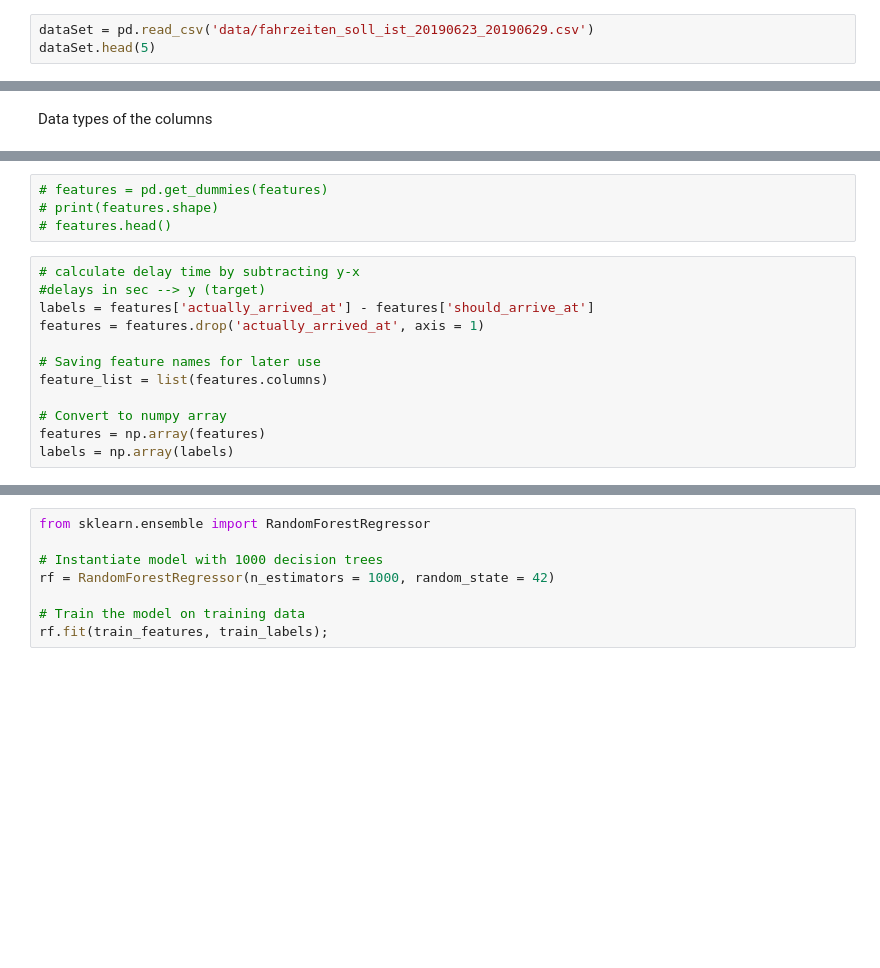
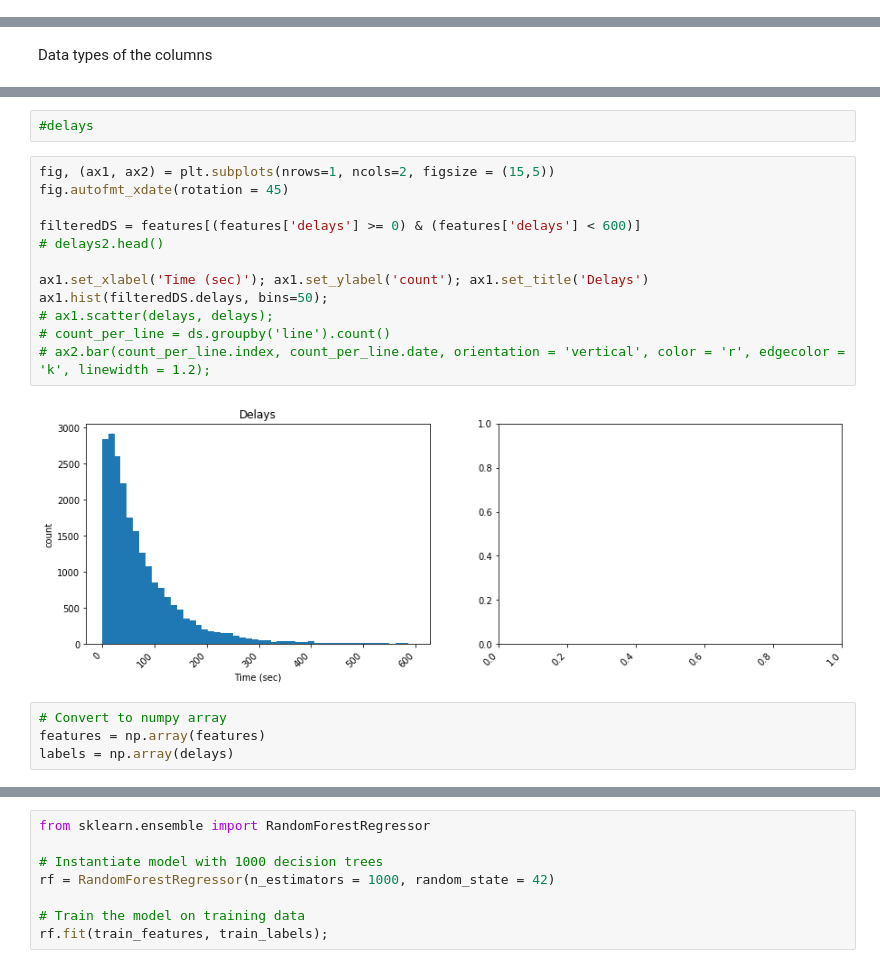
Before and after one commit to mfaizanse/path4-delay-prediction, a Jupyter notebook: delay_prediction.ipynb, the cells around one changed output, grey strips where cells are left out. Saved outputs shown, nothing was run; the diff lists cells and outputs as text; blank space fills up the shorter version.

```diff
--- a/delay_prediction.ipynb
+++ b/delay_prediction.ipynb
@@ -3,6 +3,3 @@ import csv
 import numpy as np
 import pandas as pd
 import matplotlib.pyplot as plt
-# %%
-dataSet = pd.read_csv('data/fahrzeiten_soll_ist_20190623_20190629.csv')
-dataSet.head(5)
@@ -119,19 +123,23 @@ features.head()
-# %%
-# features = pd.get_dummies(features)
-# print(features.shape)
-# features.head()
-# %%
-# calculate delay time by subtracting y-x
-#delays in sec --> y (target)
-labels = features['actually_arrived_at'] - features['should_arrive_at']
-features = features.drop('actually_arrived_at', axis = 1)
-
-# Saving feature names for later use
-feature_list = list(features.columns)
-
-# Convert to numpy array
-features = np.array(features)
-labels = np.array(labels)
+# %%
+#delays
+# %%
+fig, (ax1, ax2) = plt.subplots(nrows=1, ncols=2, figsize = (15,5))
+fig.autofmt_xdate(rotation = 45)
+
+filteredDS = features[(features['delays'] >= 0) & (features['delays'] < 600)]
+# delays2.head()
+
+ax1.set_xlabel('Time (sec)'); ax1.set_ylabel('count'); ax1.set_title('Delays')
+ax1.hist(filteredDS.delays, bins=50);
+# ax1.scatter(delays, delays);
+# count_per_line = ds.groupby('line').count()
+# ax2.bar(count_per_line.index, count_per_line.date, orientation = 'vertical', color = 'r', edgecolor = 'k', linewidth = 1.2);
+# %% [output]
+[figure, added]
+# %%
+# Convert to numpy array
+features = np.array(features)
+labels = np.array(delays)
 # %%
 print(features[:5])
 print(labels[:5])
```
Also changed, not shown: parts of 16 cells of this notebook.
